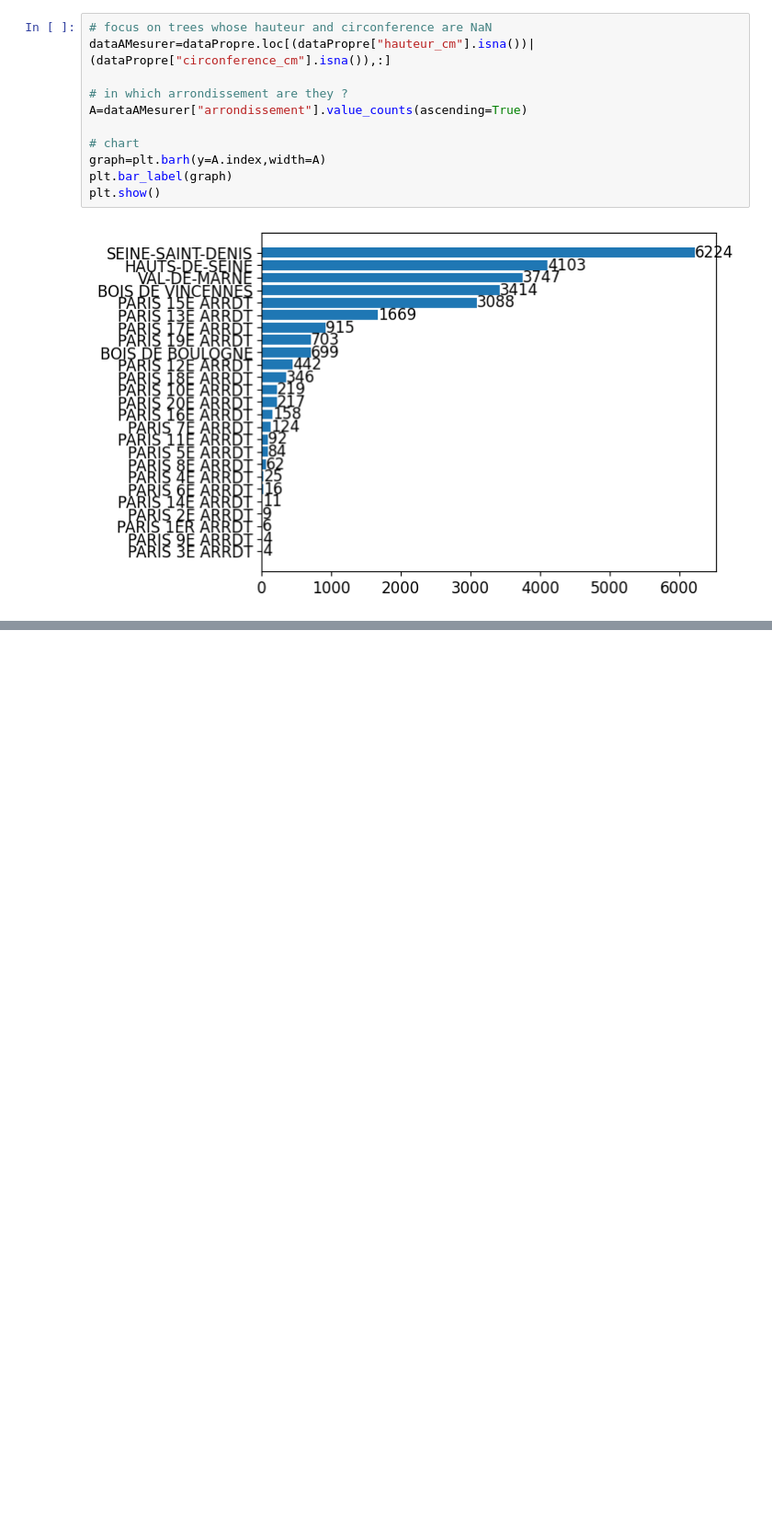
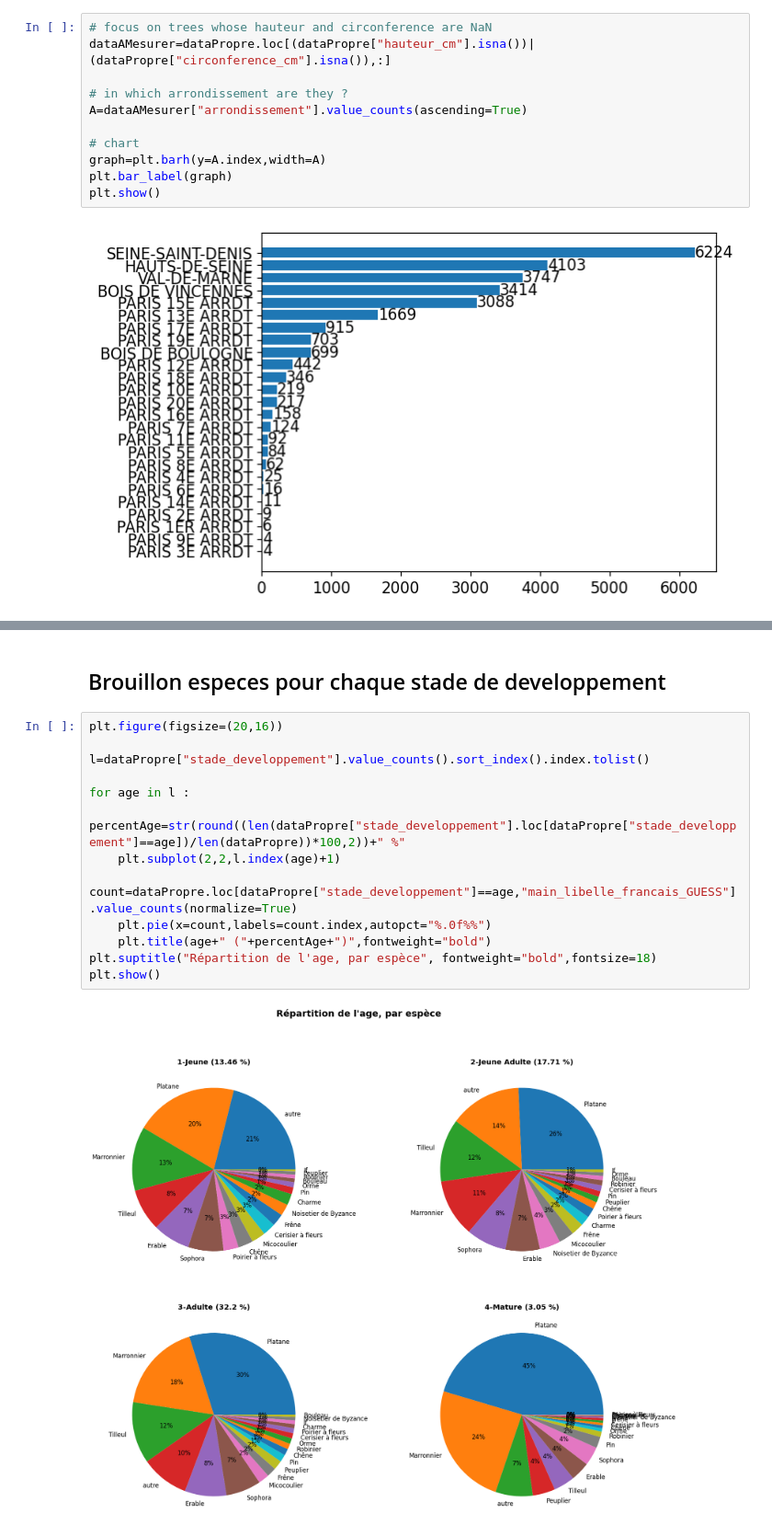
Before and after one commit to ClementPatin/OC-P2, a Jupyter notebook: Patin_Clement_1_notebook_032023.ipynb, the cells around one changed output, grey strips where cells are left out. Shown at 92% size. Drawn from its saved outputs; the diff is of its cells as text; blank space fills up the shorter version.

```diff
--- a/Patin_Clement_1_notebook_032023.ipynb
+++ b/Patin_Clement_1_notebook_032023.ipynb
@@ -902,0 +913,17 @@ plt.show()
+# %% [markdown]
+## Brouillon especes pour chaque stade de developpement
+# %%
+plt.figure(figsize=(20,16))
+
+l=dataPropre["stade_developpement"].value_counts().sort_index().index.tolist()
+
+for age in l :
+    percentAge=str(round((len(dataPropre["stade_developpement"].loc[dataPropre["stade_developpement"]==age])/len(dataPropre))*100,2))+" %"
+    plt.subplot(2,2,l.index(age)+1)
+    count=dataPropre.loc[dataPropre["stade_developpement"]==age,"main_libelle_francais_GUESS"].value_counts(normalize=True)
+    plt.pie(x=count,labels=count.index,autopct="%.0f%%")
+    plt.title(age+" ("+percentAge+")",fontweight="bold")
+plt.suptitle("Répartition de l'age, par espèce", fontweight="bold",fontsize=18)
+plt.show()
+# %% [output]
+[figure, added]
```
Also changed, not shown: parts of 40 cells of this notebook.
